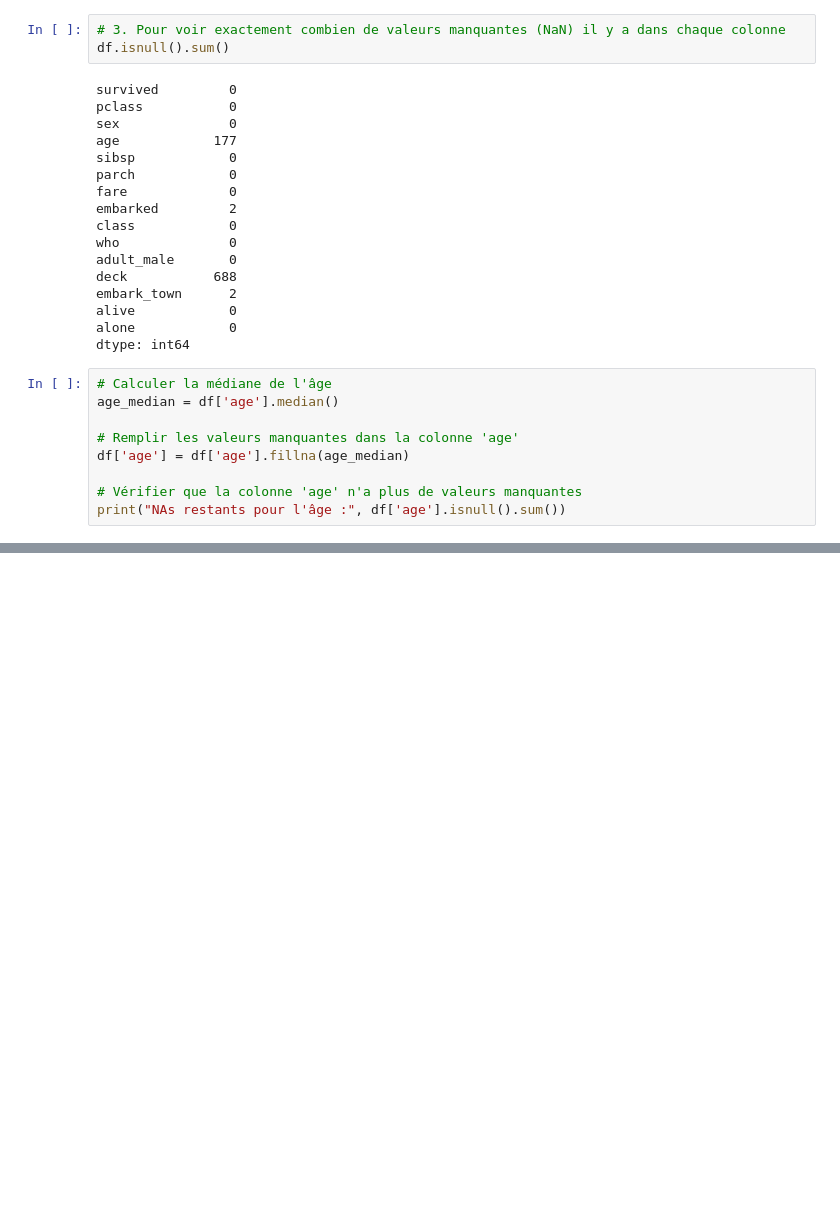
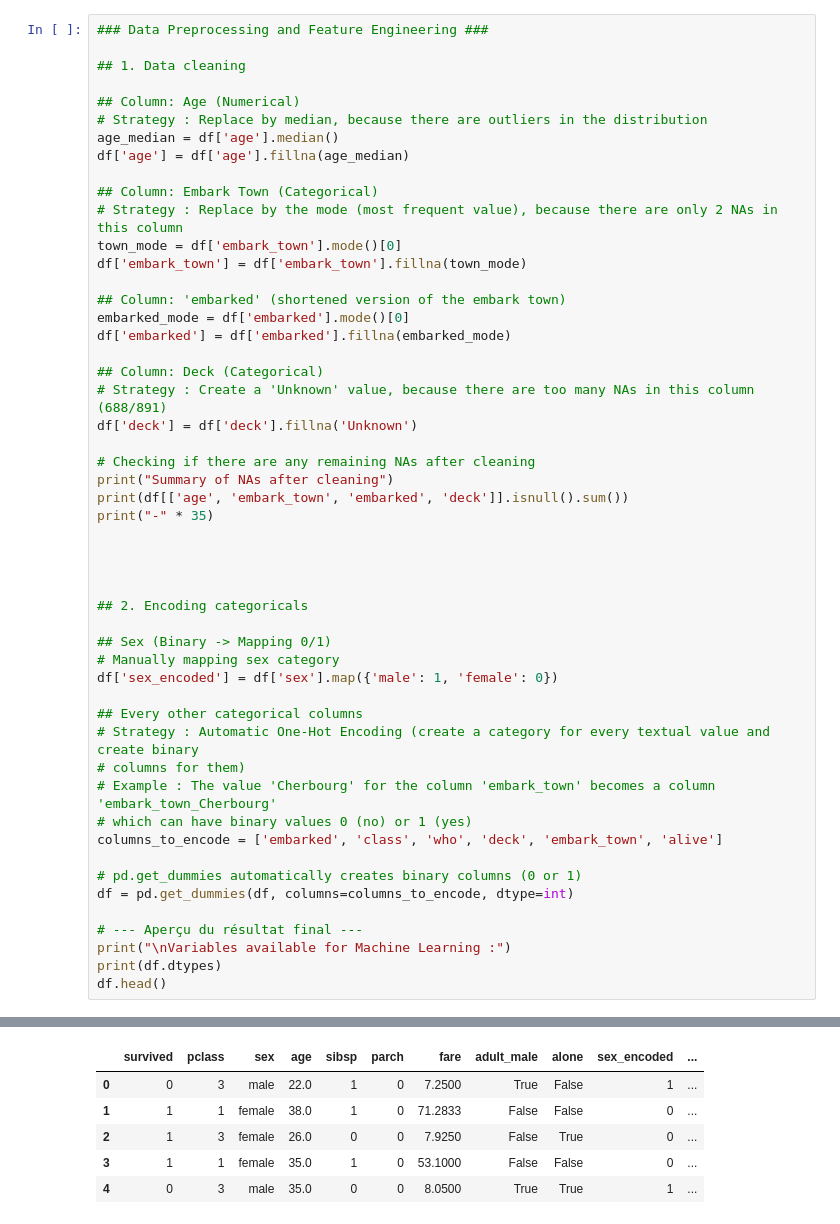
Before and after one commit to ShahJahan-del/ai-intern-week01, a Jupyter notebook: titanic_eda.ipynb, the cells around one changed output, grey strips where cells are left out. Drawn from its saved outputs; the diff is of its cells as text; blank space fills up the shorter version.

Commit message:
Week 1 completed - added better clean up, encoding, tests and notes

```diff
--- a/titanic_eda.ipynb
+++ b/titanic_eda.ipynb
@@ -51,30 +62,52 @@ df.describe()
-# %%
-# 3. Pour voir exactement combien de valeurs manquantes (NaN) il y a dans chaque colonne
-df.isnull().sum()
-# %% [output]
-survived         0
-pclass           0
-sex              0
-age            177
-sibsp            0
-parch            0
-fare             0
-embarked         2
-class            0
-who              0
-adult_male       0
-deck           688
-embark_town      2
-alive            0
-alone            0
-dtype: int64
 # %%
-# Calculer la médiane de l'âge
+### Data Preprocessing and Feature Engineering ###
+
+## 1. Data cleaning
+
+## Column: Age (Numerical)
+# Strategy : Replace by median, because there are outliers in the distribution
 age_median = df['age'].median()
-
-# Remplir les valeurs manquantes dans la colonne 'age'
 df['age'] = df['age'].fillna(age_median)
 
-# Vérifier que la colonne 'age' n'a plus de valeurs manquantes
-print("NAs restants pour l'âge :", df['age'].isnull().sum())
+## Column: Embark Town (Categorical)
+# Strategy : Replace by the mode (most frequent value), because there are only 2 NAs in this column
+town_mode = df['embark_town'].mode()[0]
+df['embark_town'] = df['embark_town'].fillna(town_mode)
+
+## Column: 'embarked' (shortened version of the embark town)
+embarked_mode = df['embarked'].mode()[0]
+df['embarked'] = df['embarked'].fillna(embarked_mode)
+
+## Column: Deck (Categorical)
+# Strategy : Create a 'Unknown' value, because there are too many NAs in this column (688/891)
+df['deck'] = df['deck'].fillna('Unknown')
+
+# Checking if there are any remaining NAs after cleaning
+print("Summary of NAs after cleaning")
+print(df[['age', 'embark_town', 'embarked', 'deck']].isnull().sum())
+print("-" * 35)
+
+
+
+
+## 2. Encoding categoricals
+
+## Sex (Binary -> Mapping 0/1)
+# Manually mapping sex category
+df['sex_encoded'] = df['sex'].map({'male': 1, 'female': 0})
+
+## Every other categorical columns
+# Strategy : Automatic One-Hot Encoding (create a category for every textual value and create binary
+# columns for them)
+# Example : The value 'Cherbourg' for the column 'embark_town' becomes a column 'embark_town_Cherbourg'
+# which can have binary values 0 (no) or 1 (yes)
+columns_to_encode = ['embarked', 'class', 'who', 'deck', 'embark_town', 'alive']
+
+# pd.get_dummies automatically creates binary columns (0 or 1)
+df = pd.get_dummies(df, columns=columns_to_encode, dtype=int)
+
+# --- Aperçu du résultat final ---
+print("\nVariables available for Machine Learning :")
+print(df.dtypes)
+df.head()
 # %% [output]
@@ -81,0 +131,6 @@ NAs restants pour l'âge : 0
+|  | survived | pclass | sex | age | sibsp | parch | fare | adult_male | alone | sex_encoded | ... |
+| 0 | 0 | 3 | male | 22.0 | 1 | 0 | 7.2500 | True | False | 1 | ... |
+| 1 | 1 | 1 | female | 38.0 | 1 | 0 | 71.2833 | False | False | 0 | ... |
+| 2 | 1 | 3 | female | 26.0 | 0 | 0 | 7.9250 | False | True | 0 | ... |
+| 3 | 1 | 1 | female | 35.0 | 1 | 0 | 53.1000 | False | False | 0 | ... |
+| 4 | 0 | 3 | male | 35.0 | 0 | 0 | 8.0500 | True | True | 1 | ... |
```
Also changed, not shown: parts of 6 cells of this notebook, 5 other files.
